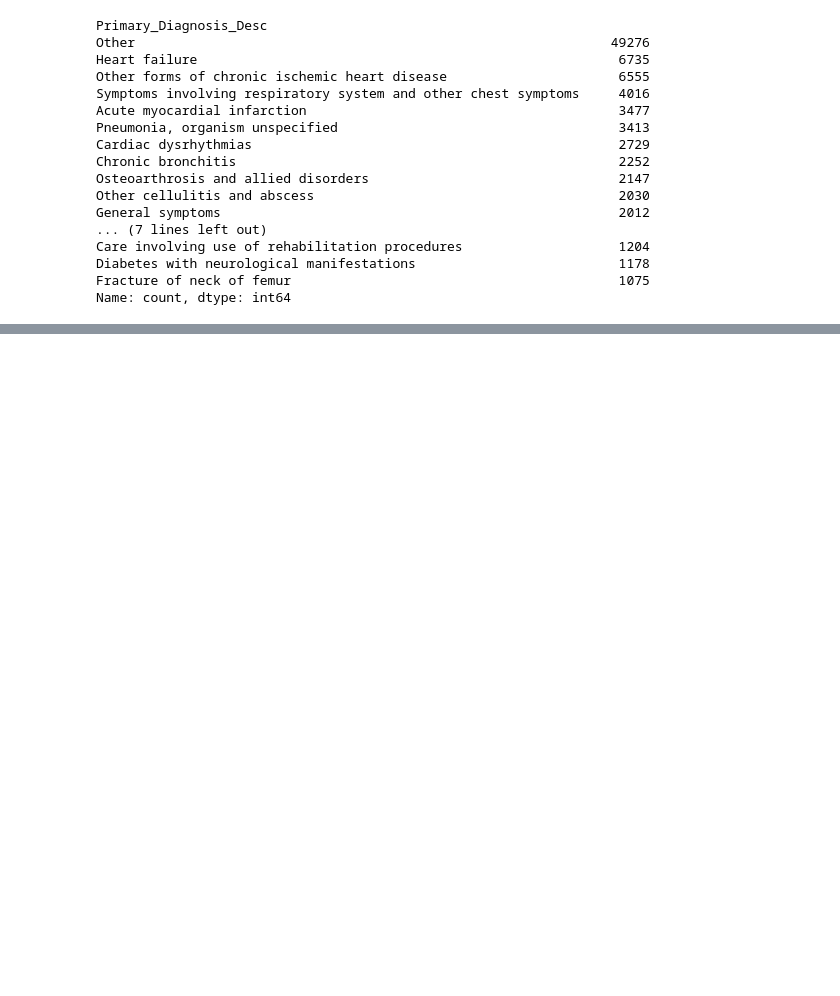
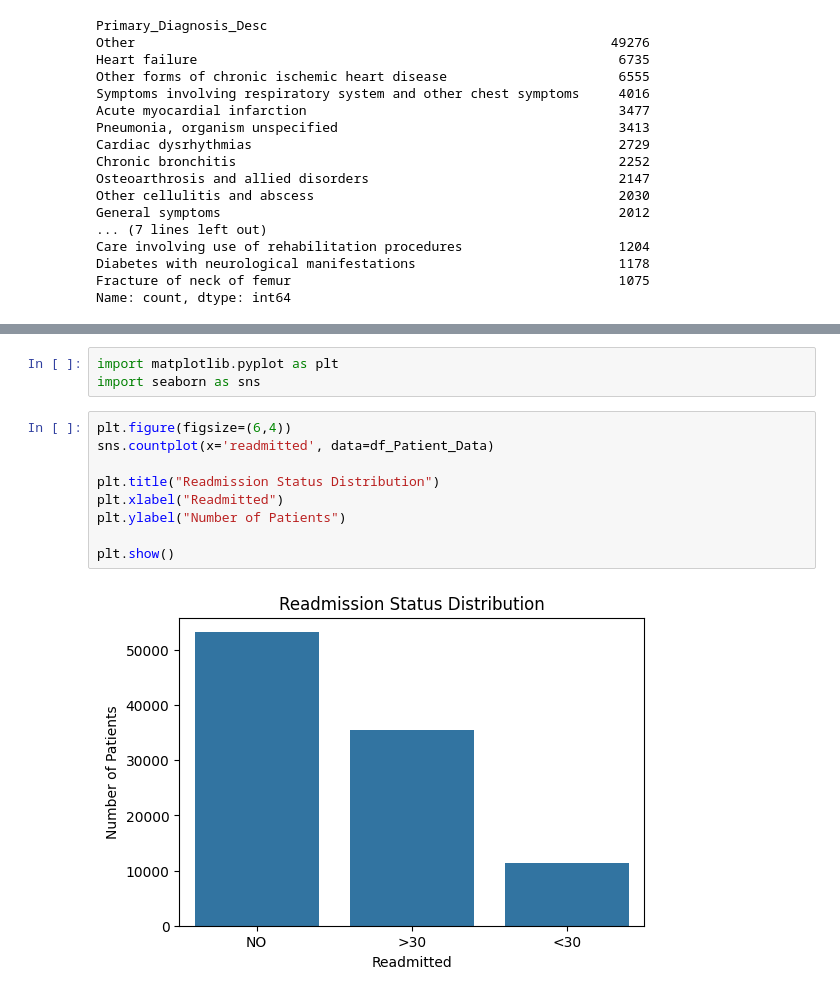
Before and after one commit to DiilaNa/Analyzing-diabetic-patient-readmissions, a Jupyter notebook: Notebooks/Technical_Appendix.ipynb, the cells around one changed output, grey strips where cells are left out. Saved outputs shown, nothing was run; the diff lists cells and outputs as text; blank space fills up the shorter version.

Commit message:
add phase three data visualizations

```diff
--- a/Notebooks/Technical_Appendix.ipynb
+++ b/Notebooks/Technical_Appendix.ipynb
@@ -464,0 +477,14 @@ Name: count, dtype: int64
+# %%
+import matplotlib.pyplot as plt
+import seaborn as sns
+# %%
+plt.figure(figsize=(6,4))
+sns.countplot(x='readmitted', data=df_Patient_Data)
+
+plt.title("Readmission Status Distribution")
+plt.xlabel("Readmitted")
+plt.ylabel("Number of Patients")
+
+plt.show()
+# %% [output]
+[figure, added]
```
Also changed, not shown: parts of 25 cells of this notebook.
